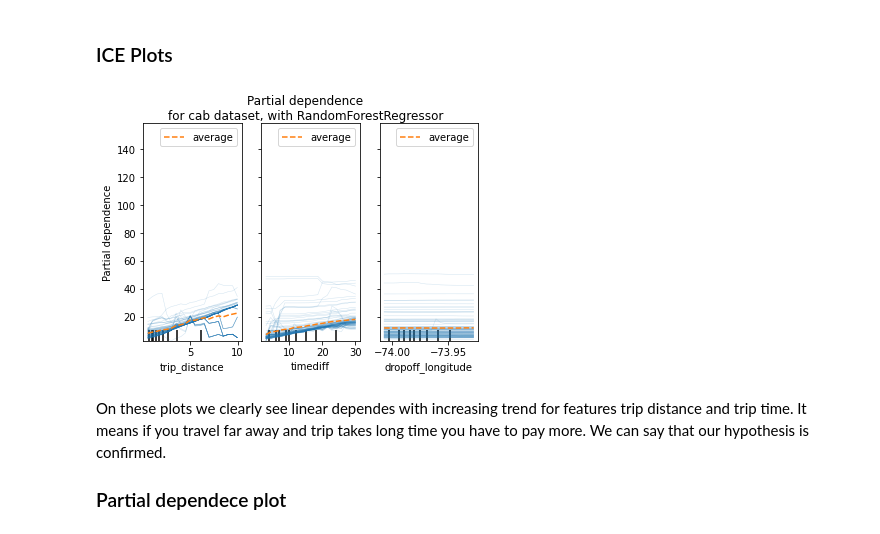
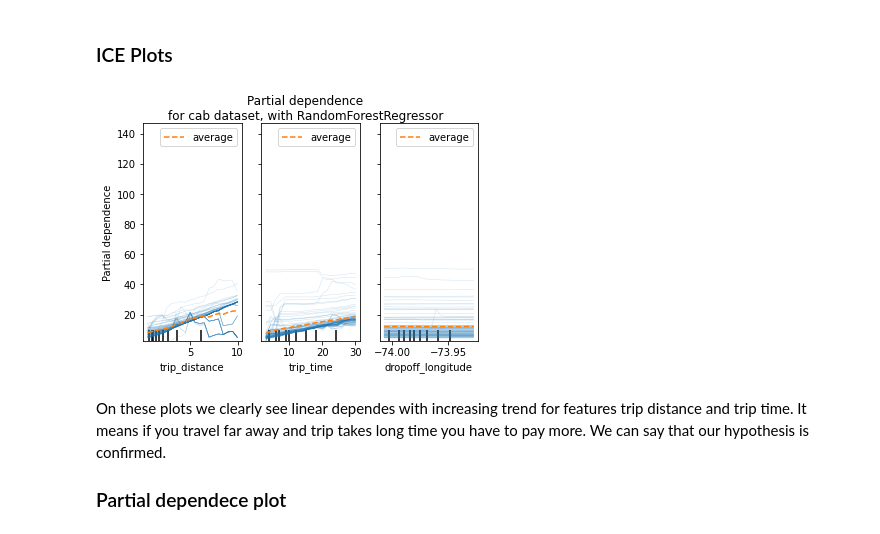
Before and after one commit to dmitrigrigoriev/Explainable_AI, a Jupyter notebook: New_York_Cab/YellowCab.ipynb, the cells around one changed output. Drawn from its saved outputs; the diff is of its cells as text; code cells hidden in the pictures.

Commit message:
Added local explanation SHAP. Removed many not important features. Cleaned a code a little bit and provide explanations for the plots

```diff
--- a/New_York_Cab/YellowCab.ipynb
+++ b/New_York_Cab/YellowCab.ipynb
@@ -274,7 +195,18 @@ df_test = one_hot_encoding(df_test, "weekday")
+# %%
+def calc_timetrip(df):
+    t = df.tpep_dropoff_datetime - df.tpep_pickup_datetime
+    return int(t.total_seconds() / 60) + 1
+
+def add_timetrip_feature(df):
+    df['trip_time'] = df.apply(calc_timetrip, axis=1)
+    return df
+# %%
+## add features
+df = add_timetrip_feature(df)
+df_test = add_timetrip_feature(df_test)
 # %%
 base_features = ["dropoff_latitude", "dropoff_longitude", "pickup_latitude", "pickup_longitude", "passenger_count",
-                "weekday_1", "weekday_2", "weekday_3", "weekday_4", "weekday_5", "weekday_6", "weekday_7",
-                 "day_cat_1", "day_cat_2", "day_cat_3", "day_cat_4", "day_cat_5", "is_airport_trip", "trip_distance", "timediff"]
+                 "trip_distance", "trip_time"]
 y_train = df.fare_amount
 X_train = df[base_features]
 
@@ -284,6 +223,6 @@ X_test = df_test[base_features]
 ## Train the model
 # %%
 #Train model
-rf = sklearn.ensemble.RandomForestRegressor(n_estimators = 1000, random_state = 42)
-rf.fit(X_train, y_train)
+rf = sklearn.ensemble.RandomForestRegressor(n_estimators = 300, random_state = 42)
+rf.fit(X_train.values, y_train.values)
 # %% [output]
@@ -362,27 +281,27 @@ And it means that we could train our model only using these 2 most important fea
 # %% [markdown]
 ### ICE Plots
 # %%
-features = ['trip_distance', 'timediff', 'dropoff_longitude']
+features = ['trip_distance', 'trip_time', 'dropoff_longitude']
 display = PartialDependenceDisplay.from_estimator(
     rf,
     X_test,
     features,
     kind="both",
     subsample=100,
     n_jobs=3,
     grid_resolution=20,
     random_state=0,
     ice_lines_kw={"color": "tab:blue", "alpha": 0.2, "linewidth": 0.5},
     pd_line_kw={"color": "tab:orange", "linestyle": "--"},
 )
 
 display.figure_.suptitle(
     "Partial dependence\n"
     "for cab dataset, with RandomForestRegressor"
 )
 display.figure_.subplots_adjust(hspace=0.3)
 # %% [output]
-[figure, old version]
+[figure, new version]
 # %% [markdown]
 On these plots we clearly see linear dependes with increasing trend for features trip distance and trip time. It means if you travel far away and trip takes long time you have to pay more. We can say that our hypothesis is confirmed.
 
```
Also changed, not shown: parts of 24 cells of this notebook.
